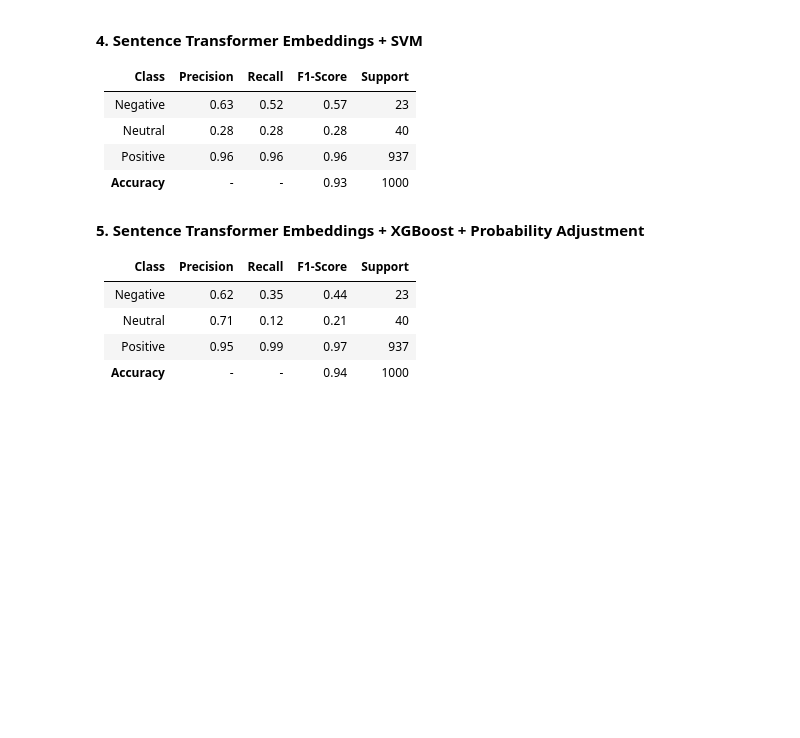
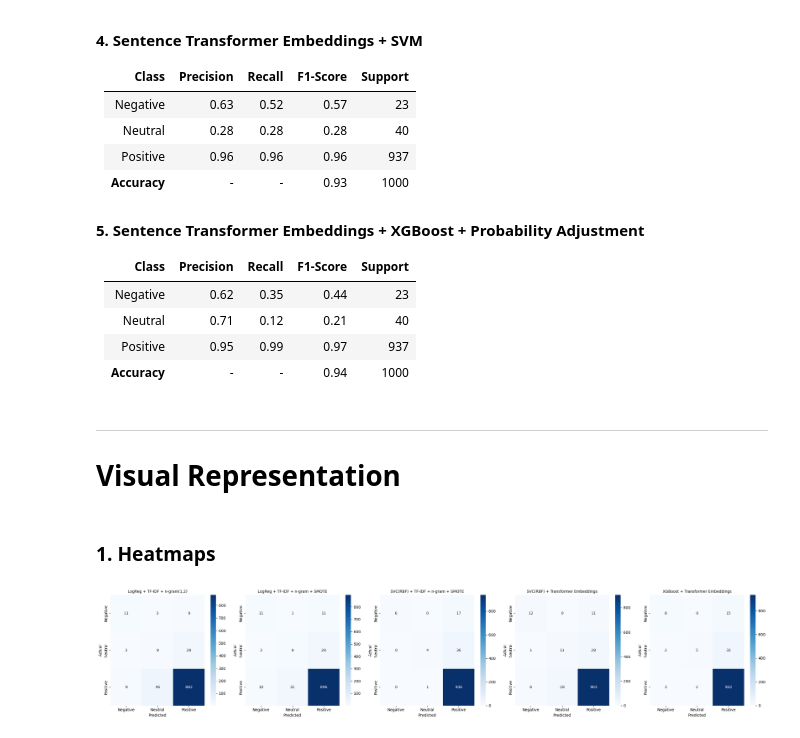
Before and after one commit to dudamelloa/automated-customer-reviews, a Jupyter notebook: notebooks/main.ipynb, the cells around one changed output. Cells and saved outputs as stored; diff of their text form; code cells hidden in the pictures; blank space fills up the shorter version.

Commit message:
visualisation in main for the classsification

```diff
--- a/notebooks/main.ipynb
+++ b/notebooks/main.ipynb
@@ -731,3 +733,53 @@ Class imbalance dominates results:
 | Neutral      | 0.71      | 0.12   | 0.21     | 40      |
 | Positive     | 0.95      | 0.99   | 0.97     | 937     |
 | **Accuracy** | -         | -      | 0.94     | 1000    |
+# %% [markdown]
+---
+
+# Visual Representation
+# %% [markdown]
+### 1. Heatmaps
+# %%
+import matplotlib.pyplot as plt
+import seaborn as sns
+import numpy as np
+
+# Labels
+labels = ['Negative', 'Neutral', 'Positive']
+
+# Confusion matrices
+cms = {
+    "LogReg + TF-IDF + n-gram(1,2)": np.array([[11, 3, 9],
+                                                [3, 9, 28],
+                                                [9, 46, 882]]),
+
+    "LogReg + TF-IDF + n-gram + SMOTE": np.array([[11, 1, 11],
+                                                  [3, 9, 28],
+                                                  [10, 31, 896]]),
+
+    "SVC(RBF) + TF-IDF + n-gram + SMOTE": np.array([[6, 0, 17],
+                                                    [0, 4, 36],
+                                                    [0, 1, 936]]),
+
+    "SVC(RBF) + Transformer Embeddings": np.array([[12, 0, 11],
+                                                   [1, 11, 28],
+                                                   [6, 28, 903]]),
+
+    "XGBoost + Transformer Embeddings": np.array([[8, 0, 15],
+                                                  [2, 5, 33],
+                                                  [3, 2, 932]])
+}
+
+# Plotting all confusion matrices side by side
+fig, axes = plt.subplots(1, 5, figsize=(25,5))
+
+for ax, (title, cm) in zip(axes, cms.items()):
+    sns.heatmap(cm, annot=True, fmt='d', cmap='Blues', xticklabels=labels, yticklabels=labels, ax=ax)
+    ax.set_title(title, fontsize=10)
+    ax.set_xlabel('Predicted')
+    ax.set_ylabel('Actual')
+
+plt.tight_layout()
+plt.show()
+# %% [output]
+[figure, added]
```
Also changed, not shown: parts of 3 cells of this notebook.
